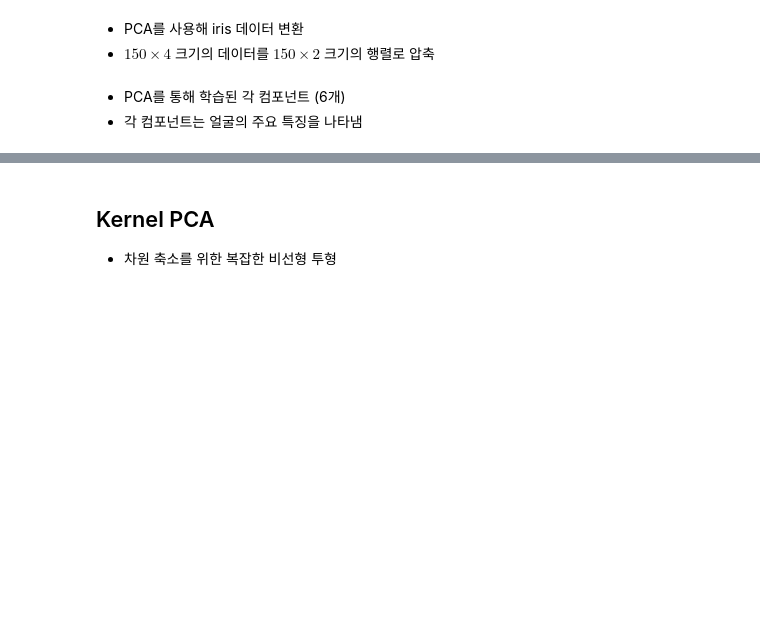
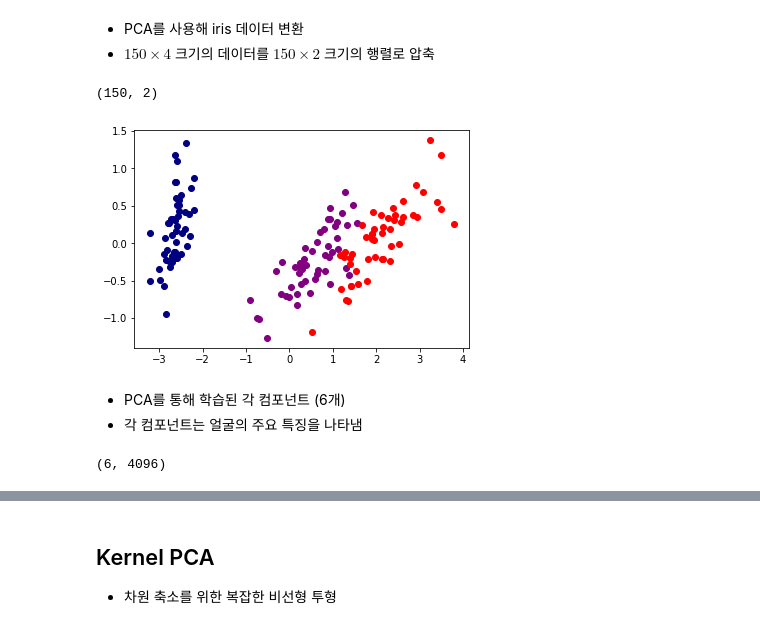
Before and after one commit to fasthill/scikit-learn-study, a Jupyter notebook: 11. Decomposition.ipynb, the cells around one changed output, grey strips where cells are left out. Saved outputs shown, nothing was run; the diff lists cells and outputs as text; code cells hidden in the pictures; blank space fills up the shorter version.

```diff
--- a/11. Decomposition.ipynb
+++ b/11. Decomposition.ipynb
@@ -9,6 +44,24 @@
 # %% [markdown]
 * PCA를 사용해 iris 데이터 변환
 * $150 \times 4$ 크기의 데이터를 $150 \times 2$ 크기의 행렬로 압축
+# %%
+model = PCA(n_components=2, random_state=2022)  # 2: COL수
+model.fit(iris)
+transformed_iris = model.transform(iris)
+transformed_iris.shape
+# %% [output]
+(150, 2)
+# %%
+plot_iris(transformed_iris, labels)
+# %% [output]
+[figure, added]
 # %% [markdown]
 * PCA를 통해 학습된 각 컴포넌트 (6개)
 * 각 컴포넌트는 얼굴의 주요 특징을 나타냄
+# %%
+model = PCA(n_components=2*3, random_state=2022)
+model.fit(faces)
+faces_components = model.components_
+faces_components.shape
+# %% [output]
+(6, 4096)
```
Also changed, not shown: parts of 20 cells of this notebook.
